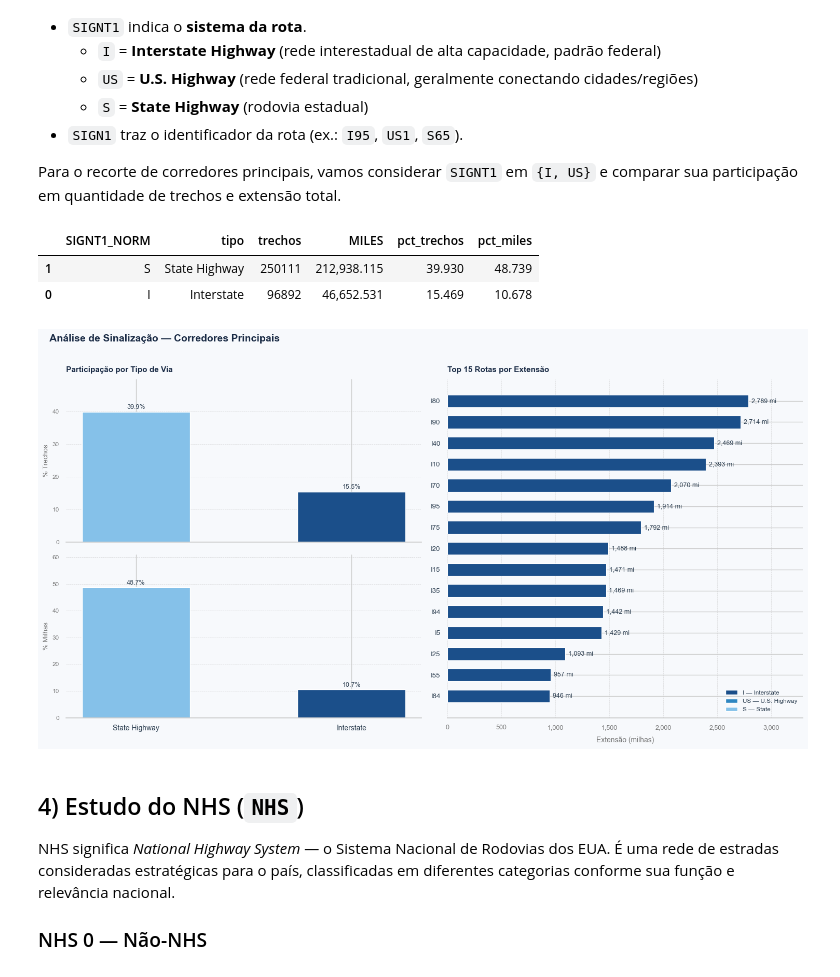
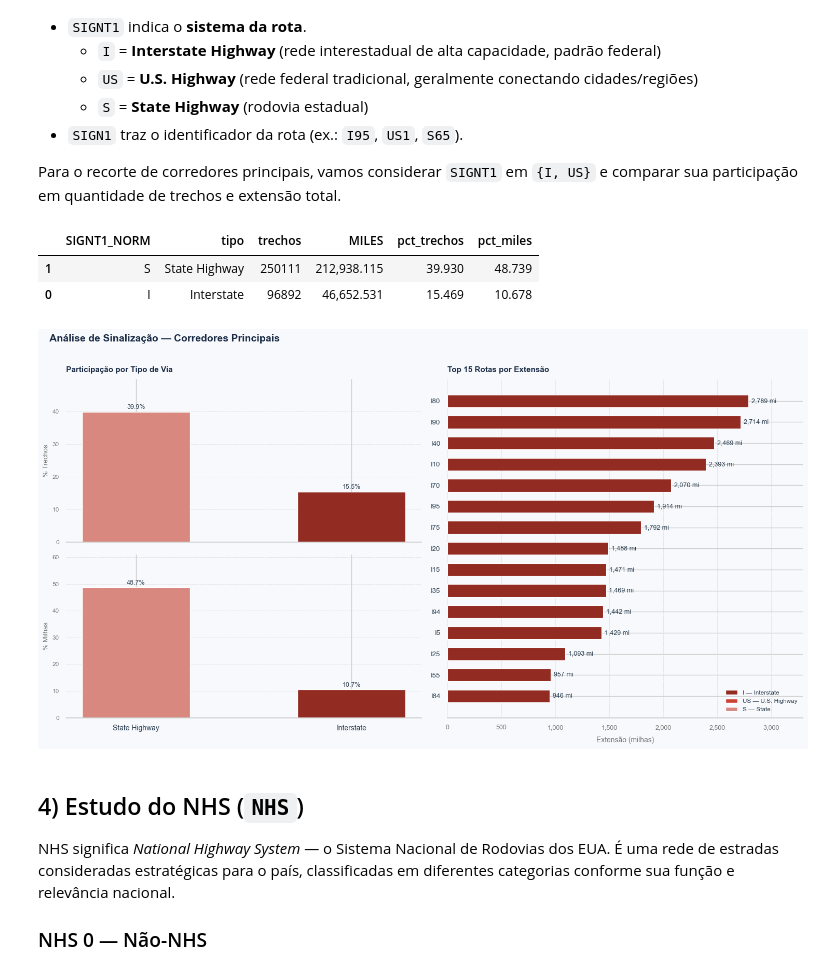
Before and after one commit to LuccaRomagnolli/Civil-Engineering, a Jupyter notebook: notebooks/usa-highways/eda-nhpn.ipynb, the cells around one changed output. Cells and saved outputs as stored; diff of their text form; code cells hidden in the pictures.

```diff
--- a/notebooks/usa-highways/eda-nhpn.ipynb
+++ b/notebooks/usa-highways/eda-nhpn.ipynb
@@ -296,15 +361,12 @@ extensao_estado = (
       .agg(MILES=('MILES', 'sum'), KM=('KM', 'sum'))
       .sort_values('KM', ascending=False)
 )
-
 extensao_estado_nome = (
     extensao_estado
     .reset_index()
     .assign(estado=lambda d: d['STFIPS'].map(fips_to_state).fillna('Desconhecido'))
     .sort_values('KM', ascending=False)
 )
-
-
 # ── Plot ─────────────────────────────────────────────────────────────
 BG     = '#F7F9FC'
 DARK   = '#1A2B45'
@@ -312,13 +374,25 @@ MID    = '#2C3E50'
 SUBTLE = '#777777'
 GRID   = '#CCCCCC'
 
+# Opção 2 — Quente e contrastante
+TYPE_COLORS = {
+    'I':  '#6E1010',   # Interstate   — borgonha profundo
+    'US': '#C0392B',   # US Highway   — vermelho vivo
+    'S':  '#F1948A',   # State        — salmão claro
+}
+
 top10_estados = extensao_estado_nome.head(10).sort_values('KM', ascending=True)
-palette = sns.color_palette("Blues", len(top10_estados) + 2)[2:]
+
+# Gradiente contínuo entre borgonha e salmão (do menor para o maior valor)
+from matplotlib.colors import LinearSegmentedColormap
+cmap_red = LinearSegmentedColormap.from_list(
+    'red_op2', [TYPE_COLORS['S'], TYPE_COLORS['US'], TYPE_COLORS['I']]
+)
+palette = [cmap_red(i / (len(top10_estados) - 1)) for i in range(len(top10_estados))]
 
 fig, ax = plt.subplots(figsize=(11, 5))
 fig.patch.set_facecolor(BG)
 ax.set_facecolor(BG)
-
 bars = ax.barh(
     top10_estados['estado'],
     top10_estados['KM'],
@@ -327,11 +401,9 @@ bars = ax.barh(
     edgecolor='white',
     linewidth=0.8
 )
-
 ax.xaxis.grid(True, linestyle='--', linewidth=0.5, color=GRID, alpha=0.7)
 ax.set_axisbelow(True)
 ax.xaxis.set_major_formatter(mticker.FuncFormatter(lambda x, _: f'{x:,.0f}'))
-
 for bar, val in zip(bars, top10_estados['KM']):
     ax.text(
         bar.get_width() + top10_estados['KM'].max() * 0.01,
@@ -340,7 +412,6 @@ for bar, val in zip(bars, top10_estados['KM']):
         va='center', ha='left',
         fontsize=9.5, color=MID, fontweight='500'
     )
-
 ax.set_title('Top 10 Estados por Extensão Total', fontsize=14, fontweight='bold',
              color=DARK, pad=14, loc='left')
 ax.set_xlabel('Quilômetros', fontsize=10, color=SUBTLE, labelpad=8)
@@ -350,7 +421,6 @@ ax.tick_params(axis='x', labelsize=9,  colors=SUBTLE)
 ax.spines[['top', 'right', 'left']].set_visible(False)
 ax.spines['bottom'].set_color(GRID)
 ax.set_xlim(right=top10_estados['KM'].max() * 1.18)
-
 plt.tight_layout()
 plt.show()
 # %% [output]
@@ -414,12 +484,13 @@ MID     = '#2C3E50'
 SUBTLE  = '#777777'
 GRID    = '#CCCCCC'
 
+
+# Opção 2 — Quente e contrastante
 TYPE_COLORS = {
-    'I':  '#1B4F8A',   # Interstate   — azul escuro
-    'US': '#2E86C1',   # US Highway   — azul médio
-    'S':  '#85C1E9',   # State        — azul claro
+    'I':  '#922B21',   # Interstate   — vermelho tijolo
+    'US': '#CB4335',   # US Highway   — terracota médio
+    'S':  '#D98880',   # State        — rosê suave
 }
-
 
 fig = plt.figure(figsize=(15, 8))
 fig.patch.set_facecolor(BG)
@@ -470,34 +541,34 @@ bars = ax2.barh(rt['SIGN1'].astype(str), rt['MILES'],
                 color=bar_colors, height=0.6, edgecolor='white', linewidth=0.8)
 
 for bar, val in zip(bars, rt['MILES']):
     ax2.text(bar.get_width() + rt['MILES'].max() * 0.01,
              bar.get_y() + bar.get_height() / 2,
              f'{val:,.0f} mi', va='center', fontsize=9, color=MID)
 
 ax2.set_title('Top 15 Rotas por Extensão', fontsize=11, fontweight='bold',
               color=DARK, loc='left', pad=10)
 ax2.set_xlabel('Extensão (milhas)', fontsize=10, color=SUBTLE, labelpad=8)
 ax2.xaxis.set_major_formatter(mticker.FuncFormatter(lambda x, _: f'{x:,.0f}'))
 ax2.xaxis.grid(True, linestyle='--', linewidth=0.5, color=GRID, alpha=0.7)
 ax2.set_axisbelow(True)
 ax2.spines[['top', 'right', 'left']].set_visible(False)
 ax2.spines['bottom'].set_color(GRID)
 ax2.tick_params(axis='y', labelsize=9.5, colors=MID)
 ax2.tick_params(axis='x', labelsize=9, colors=SUBTLE)
 ax2.set_xlim(right=rt['MILES'].max() * 1.18)
 
 from matplotlib.patches import Patch
 legend_els = [Patch(facecolor=v, label=k + ' — ' + {'I':'Interstate','US':'U.S. Highway','S':'State'}.get(k,''))
               for k, v in TYPE_COLORS.items()]
 ax2.legend(handles=legend_els, fontsize=8.5, framealpha=0, labelcolor=MID, loc='lower right')
 
 plt.tight_layout()
 plt.show()
 # %% [output]
 |  | SIGNT1_NORM | tipo | trechos | MILES | pct_trechos | pct_miles |
 | 1 | S | State Highway | 250111 | 212,938.115 | 39.930 | 48.739 |
 | 0 | I | Interstate | 96892 | 46,652.531 | 15.469 | 10.678 |
-[figure, old version]
+[figure, new version]
 # %% [markdown]
 ## 4) Estudo do NHS (`NHS`)
 
```
Also changed, not shown: parts of 10 cells of this notebook.
